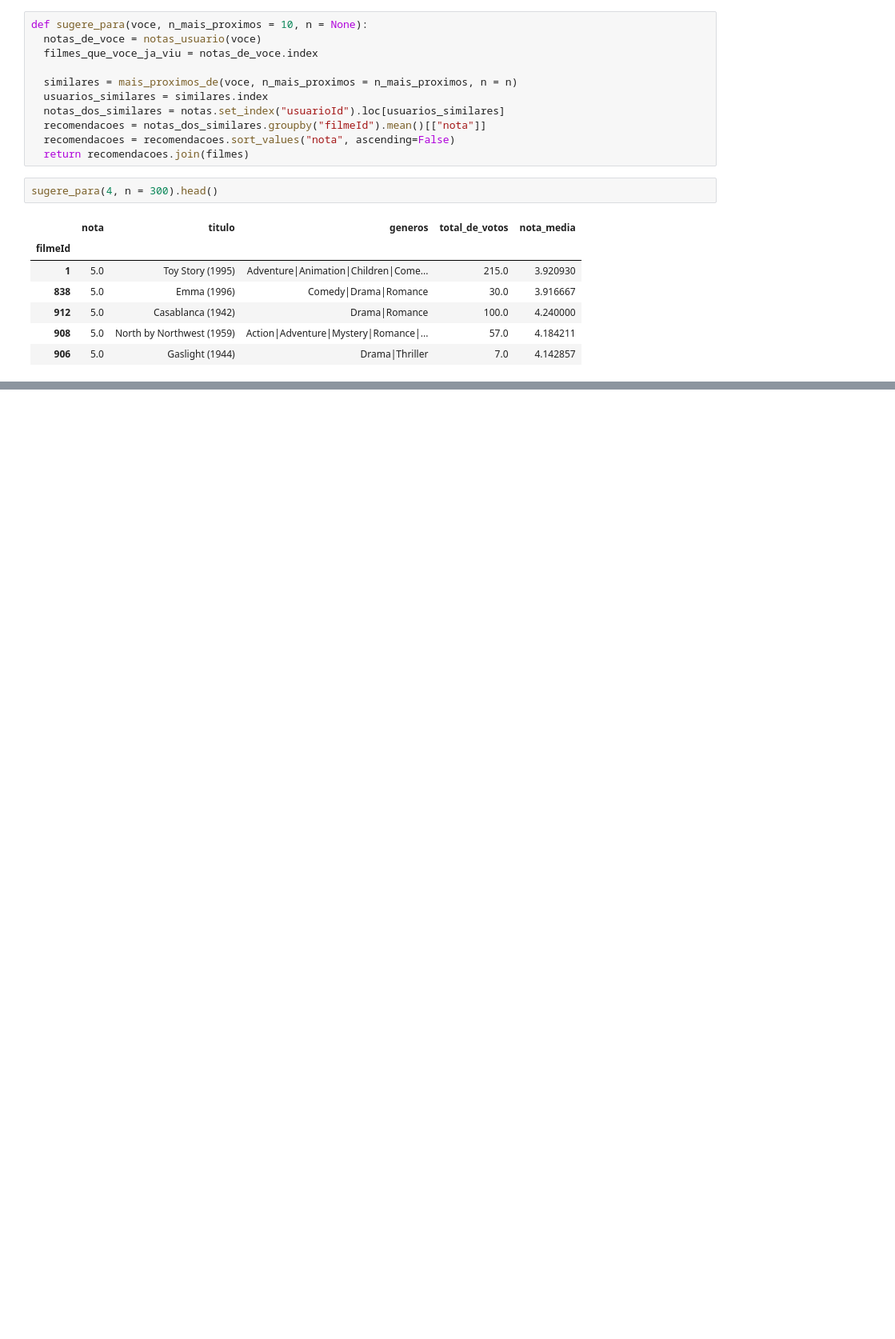
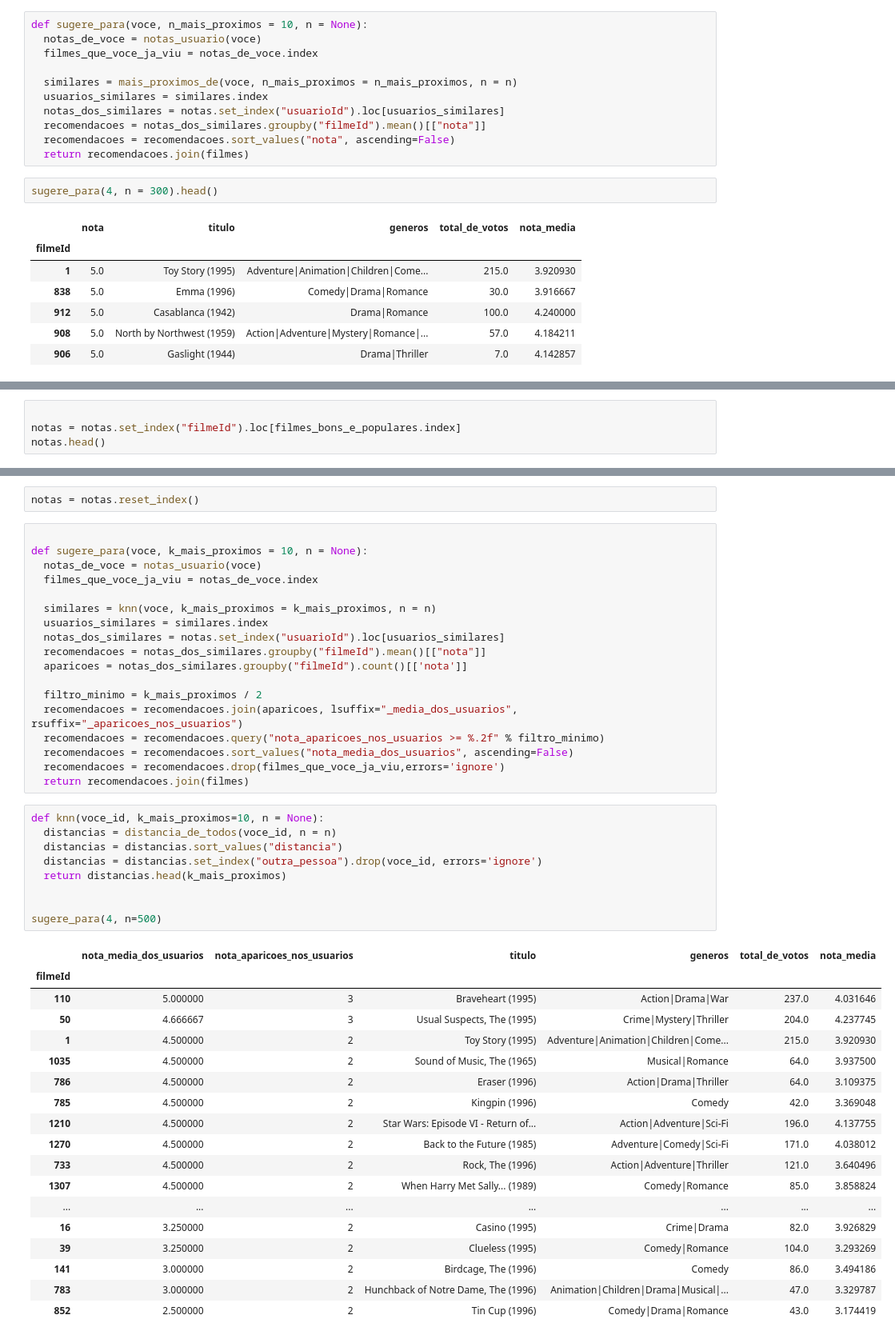
Before and after one commit to silvatiagobarbosa/ML, a Jupyter notebook: alura_ml_recomendacao.ipynb, the cells around one changed output, grey strips where cells are left out. Shown at 80% size. Cells and saved outputs as stored; diff of their text form; blank space fills up the shorter version.

```diff
--- a/alura_ml_recomendacao.ipynb
+++ b/alura_ml_recomendacao.ipynb
@@ -449,0 +452,4 @@ sugere_para(4, n = 300).head()
+# %%
+
+notas = notas.set_index("filmeId").loc[filmes_bons_e_populares.index]
+notas.head()
@@ -449,0 +464,48 @@ sugere_para(4, n = 300).head()
+# %%
+notas = notas.reset_index()
+# %%
+
+def sugere_para(voce, k_mais_proximos = 10, n = None):
+  notas_de_voce = notas_usuario(voce)
+  filmes_que_voce_ja_viu = notas_de_voce.index
+
+  similares = knn(voce, k_mais_proximos = k_mais_proximos, n = n)
+  usuarios_similares = similares.index
+  notas_dos_similares = notas.set_index("usuarioId").loc[usuarios_similares]
+  recomendacoes = notas_dos_similares.groupby("filmeId").mean()[["nota"]]
+  aparicoes = notas_dos_similares.groupby("filmeId").count()[['nota']]
+
+  filtro_minimo = k_mais_proximos / 2
+  recomendacoes = recomendacoes.join(aparicoes, lsuffix="_media_dos_usuarios", rsuffix="_aparicoes_nos_usuarios")
+  recomendacoes = recomendacoes.query("nota_aparicoes_nos_usuarios >= %.2f" % filtro_minimo)
+  recomendacoes = recomendacoes.sort_values("nota_media_dos_usuarios", ascending=False)
+  recomendacoes = recomendacoes.drop(filmes_que_voce_ja_viu,errors='ignore')
+  return recomendacoes.join(filmes)
+# %%
+def knn(voce_id, k_mais_proximos=10, n = None):
+  distancias = distancia_de_todos(voce_id, n = n)
+  distancias = distancias.sort_values("distancia")
+  distancias = distancias.set_index("outra_pessoa").drop(voce_id, errors='ignore')
+  return distancias.head(k_mais_proximos)
+
+
+sugere_para(4, n=500)
+# %% [output]
+|  | nota_media_dos_usuarios | nota_aparicoes_nos_usuarios | titulo | generos | total_de_votos | nota_media |
+| filmeId |  |  |  |  |  |  |
+| 110 | 5.000000 | 3 | Braveheart (1995) | Action|Drama|War | 237.0 | 4.031646 |
+| 50 | 4.666667 | 3 | Usual Suspects, The (1995) | Crime|Mystery|Thriller | 204.0 | 4.237745 |
+| 1 | 4.500000 | 2 | Toy Story (1995) | Adventure|Animation|Children|Come... | 215.0 | 3.920930 |
+| 1035 | 4.500000 | 2 | Sound of Music, The (1965) | Musical|Romance | 64.0 | 3.937500 |
+| 786 | 4.500000 | 2 | Eraser (1996) | Action|Drama|Thriller | 64.0 | 3.109375 |
+| 785 | 4.500000 | 2 | Kingpin (1996) | Comedy | 42.0 | 3.369048 |
+| 1210 | 4.500000 | 2 | Star Wars: Episode VI - Return of... | Action|Adventure|Sci-Fi | 196.0 | 4.137755 |
+| 1270 | 4.500000 | 2 | Back to the Future (1985) | Adventure|Comedy|Sci-Fi | 171.0 | 4.038012 |
+| 733 | 4.500000 | 2 | Rock, The (1996) | Action|Adventure|Thriller | 121.0 | 3.640496 |
+| 1307 | 4.500000 | 2 | When Harry Met Sally... (1989) | Comedy|Romance | 85.0 | 3.858824 |
+| ... | ... | ... | ... | ... | ... | ... |
+| 16 | 3.250000 | 2 | Casino (1995) | Crime|Drama | 82.0 | 3.926829 |
+| 39 | 3.250000 | 2 | Clueless (1995) | Comedy|Romance | 104.0 | 3.293269 |
+| 141 | 3.000000 | 2 | Birdcage, The (1996) | Comedy | 86.0 | 3.494186 |
+| 783 | 3.000000 | 2 | Hunchback of Notre Dame, The (1996) | Animation|Children|Drama|Musical|... | 47.0 | 3.329787 |
+| 852 | 2.500000 | 2 | Tin Cup (1996) | Comedy|Drama|Romance | 43.0 | 3.174419 |
```
Also changed, not shown: parts of 2 cells of this notebook.
